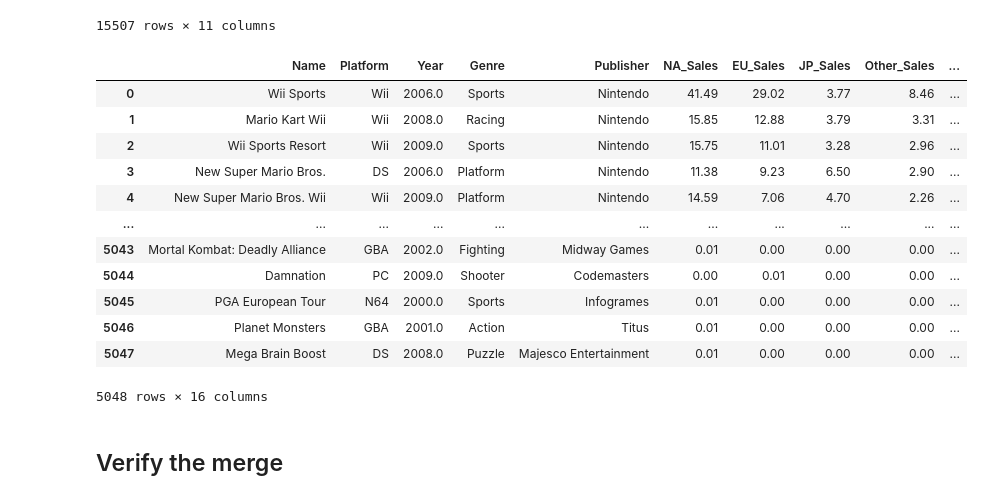
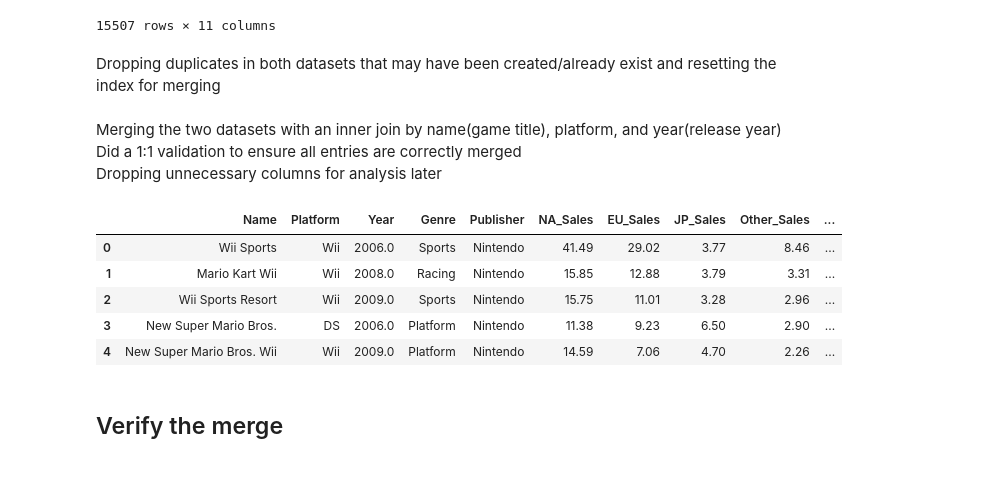
Before and after one commit to cchung6170/Data-Science-Project-2, a Jupyter notebook: Data Merging.ipynb, the cells around one changed output. Saved outputs shown, nothing was run; the diff lists cells and outputs as text; code cells hidden in the pictures; blank space fills up the shorter version.

```diff
--- a/Data Merging.ipynb
+++ b/Data Merging.ipynb
@@ -143,30 +140,28 @@ reviews
 | 15505 | Ride to Hell: Retribution | PC | June 24, 2013 | 16 | 1.3 | Eutechnyx,DeepSilver | Driving,Modern,Racing,Motorcycle,... | No info | 9 | 581 | ... |
 | 15506 | Family Party: 30 Great Games Obst... | WiiU | December 4, 2012 | 11 | 2.0 | ArtCo.,Ltd. | Miscellaneous,Party,Party,Party /... | No Online Multiplayer | 8 | 151 | ... |
 15507 rows × 11 columns
+# %% [markdown]
+Dropping duplicates in both datasets that may have been created/already exist and resetting the index for merging
 # %%
 reviews.drop_duplicates(subset=["name", "platform", "Year"], inplace=True)
 reviews.reset_index(drop=True, inplace=True)
 sales.drop_duplicates(subset=["Name", "Platform", "Year"], inplace=True)
 sales.reset_index(drop=True, inplace=True)
+# %% [markdown]
+Merging the two datasets with an inner join by name(game title), platform, and year(release year)\
+Did a 1:1 validation to ensure all entries are correctly merged\
+Dropping unnecessary columns for analysis later
 # %%
-# Place your code here.  Use more than one cell if needed.
 df_merged = pd.merge(sales, reviews, left_on=["Name", "Platform", "Year"], right_on=["name", "platform", "Year"], validate="1:1", how="inner")
 df_merged.drop(columns=["name", "platform", 'r-date', 'genre', 'Rank'], inplace=True)
-df_merged
+df_merged.head()
 # %% [output]
 |  | Name | Platform | Year | Genre | Publisher | NA_Sales | EU_Sales | JP_Sales | Other_Sales | ... |
 | 0 | Wii Sports | Wii | 2006.0 | Sports | Nintendo | 41.49 | 29.02 | 3.77 | 8.46 | ... |
 | 1 | Mario Kart Wii | Wii | 2008.0 | Racing | Nintendo | 15.85 | 12.88 | 3.79 | 3.31 | ... |
 | 2 | Wii Sports Resort | Wii | 2009.0 | Sports | Nintendo | 15.75 | 11.01 | 3.28 | 2.96 | ... |
 | 3 | New Super Mario Bros. | DS | 2006.0 | Platform | Nintendo | 11.38 | 9.23 | 6.50 | 2.90 | ... |
 | 4 | New Super Mario Bros. Wii | Wii | 2009.0 | Platform | Nintendo | 14.59 | 7.06 | 4.70 | 2.26 | ... |
-| ... | ... | ... | ... | ... | ... | ... | ... | ... | ... | ... |
-| 5043 | Mortal Kombat: Deadly Alliance | GBA | 2002.0 | Fighting | Midway Games | 0.01 | 0.00 | 0.00 | 0.00 | ... |
-| 5044 | Damnation | PC | 2009.0 | Shooter | Codemasters | 0.00 | 0.01 | 0.00 | 0.00 | ... |
-| 5045 | PGA European Tour | N64 | 2000.0 | Sports | Infogrames | 0.01 | 0.00 | 0.00 | 0.00 | ... |
-| 5046 | Planet Monsters | GBA | 2001.0 | Action | Titus | 0.01 | 0.00 | 0.00 | 0.00 | ... |
-| 5047 | Mega Brain Boost | DS | 2008.0 | Puzzle | Majesco Entertainment | 0.01 | 0.00 | 0.00 | 0.00 | ... |
-5048 rows × 16 columns
 # %% [markdown]
 ## Verify the merge
 # %% [markdown]
```
Also changed, not shown: parts of 13 cells of this notebook, 1 other file.
